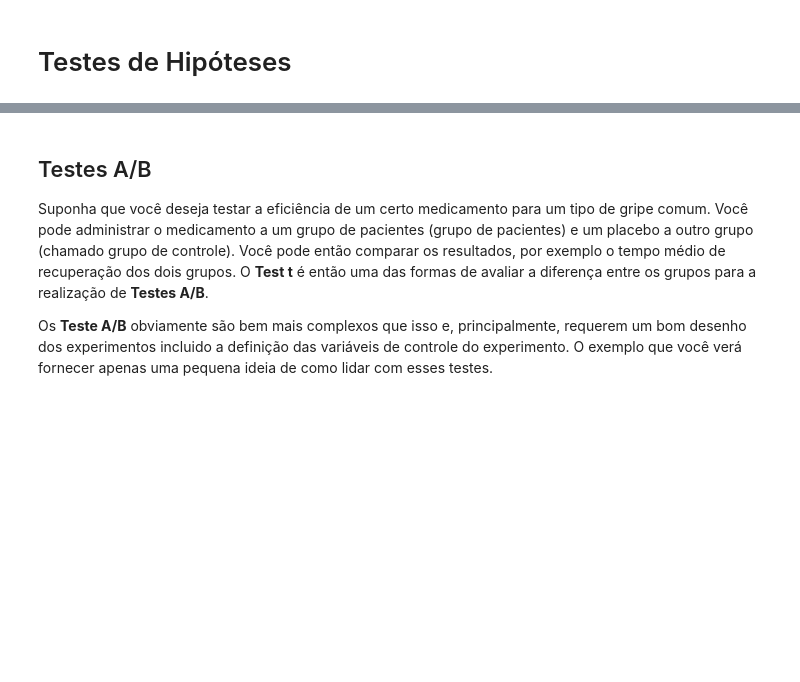
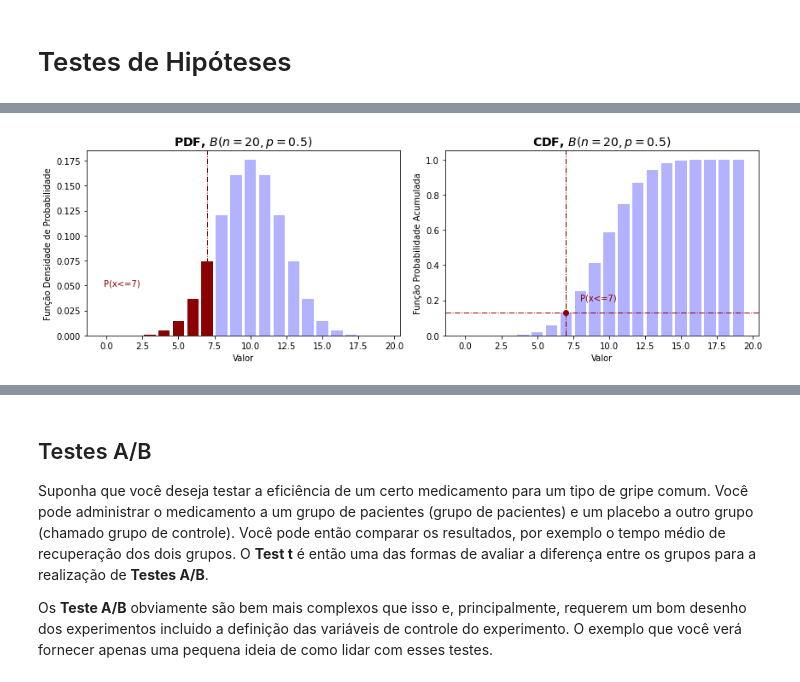
Before and after one commit to Rogerio-mack/Ciencia-de-Dados-e-Aprendizado-de-Maquina, a Jupyter notebook: ACD_T3_Testes_de_Hipoteses.ipynb, the cells around one changed output, grey strips where cells are left out. Drawn from its saved outputs; the diff is of its cells as text; code cells hidden in the pictures; blank space fills up the shorter version.

```diff
--- a/ACD_T3_Testes_de_Hipoteses.ipynb
+++ b/ACD_T3_Testes_de_Hipoteses.ipynb
@@ -16,0 +107,85 @@ Aqui você vai aprender algumas das aplicações práticas de Testes de Hipótes
+# %%
+from scipy.stats import norm, binom
+
+n = 20
+p = 0.5
+
+x = np.arange(0,n,1)
+
+prob = []
+
+for xi in x:
+  prob.append(binom.pmf(n=n,p=p,k=xi))
+
+fig = plt.figure(figsize=(12,4))
+
+plt.subplot(1, 2, 1)
+plt.bar(x,prob,color='blue',linewidth=1.5, alpha=0.3)
+plt.xlabel('Valor')
+plt.ylabel('Função Densidade de Probabilidade')
+plt.title('PDF, $B(n=20, p=0.5)$', fontsize=14, weight='bold')
+
+plt.bar([0,1,2,3,4,5,6,7],height=[prob[i] for i in range(8)],color='darkred')
+plt.axvline(7,linewidth=1,linestyle='-.',color='darkred')
+plt.text(-0.2, 0.05, f'P(x<=7)', fontsize=10,color='darkred')
+
+prob =[ ]
+
+for xi in x:
+  prob.append(binom.cdf(n=n,p=p,k=xi))
+
+plt.subplot(1, 2, 2)
+plt.bar(x,prob,color='blue',linewidth=1.5,linestyle=':', alpha=0.3)
+plt.xlabel('Valor')
+plt.ylabel('Função Probabilidade Acumulada')
+plt.title('CDF, $B(n=20, p=0.5)$', fontsize=14, weight='bold')
+
+plt.axvline(7,linewidth=1,linestyle='-.',color='darkred')
+plt.axhline(binom.cdf(n=n,p=p,k=7), linewidth=1,linestyle='-.',color='darkred')
+plt.plot(7, binom.cdf(n=n,p=p,k=7),'o',color='darkred')
+plt.text(8, 0.2, f'P(x<=7)', fontsize=10,color='darkred')
+
+plt.tight_layout()
+plt.show()
+
+prob = []
+
+x =  np.arange(-4,4,0.05)
+
+for xi in x:
+  prob.append(norm.pdf(xi))
+
+fig = plt.figure(figsize=(12,4))
+
+plt.subplot(1, 2, 1)
+plt.plot(x,prob,c='green',linewidth=1.5,linestyle=':')
+plt.fill_between(x,prob, facecolor='blue', alpha=0.3)
+plt.fill_between(np.arange(-4,-0.95,0.05), prob[0:len(np.arange(-4,-0.95,0.05)+1)], facecolor='darkred')
+plt.xlabel('Valor')
+plt.ylabel('Função Densidade de Probabilidade')
+plt.title('PDF, $N(\mu=0, \sigma=1)$', fontsize=14, weight='bold')
+
+plt.axvline(-1,linewidth=1,linestyle='-.',color='darkred')
+plt.text(-0.2, 0.05, f'Área = { norm.cdf(-1) :.3f}', fontsize=10,color='darkred')
+
+prob =[ ]
+
+for xi in x:
+  prob.append(norm.cdf(xi))
+
+plt.subplot(1, 2, 2)
+plt.plot(x,prob,c='green',linewidth=1.5,linestyle=':')
+plt.fill_between(x,prob, facecolor='blue', alpha=0.3)
+plt.xlabel('Valor')
+plt.ylabel('Função Probabilidade Acumulada')
+plt.title('CDF, $N(\mu=0, \sigma=1)$', fontsize=14, weight='bold')
+
+plt.axvline(-1,linewidth=1,linestyle='-.',color='darkred')
+plt.axhline(norm.cdf(-1), linewidth=1,linestyle='-.',color='darkred')
+plt.plot(-1,norm.cdf(-1),'o',color='darkred')
+plt.text(-0.6, 0.2, f'P(x<=-1) = { norm.cdf(-1) :.3f}', fontsize=10,color='darkred')
+
+plt.tight_layout()
+plt.show()
+# %% [output]
+[figure, added]
```
Also changed, not shown: parts of 88 cells of this notebook.
